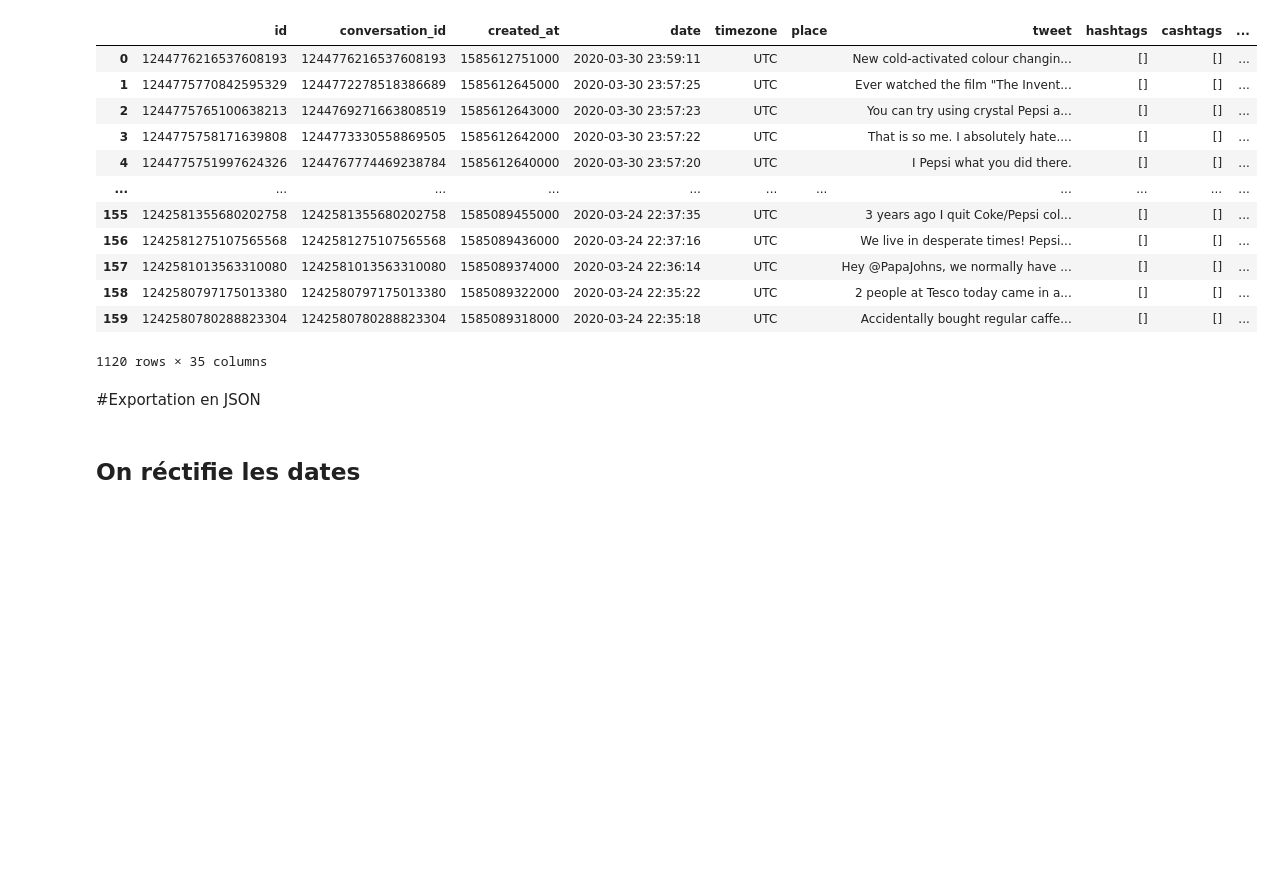
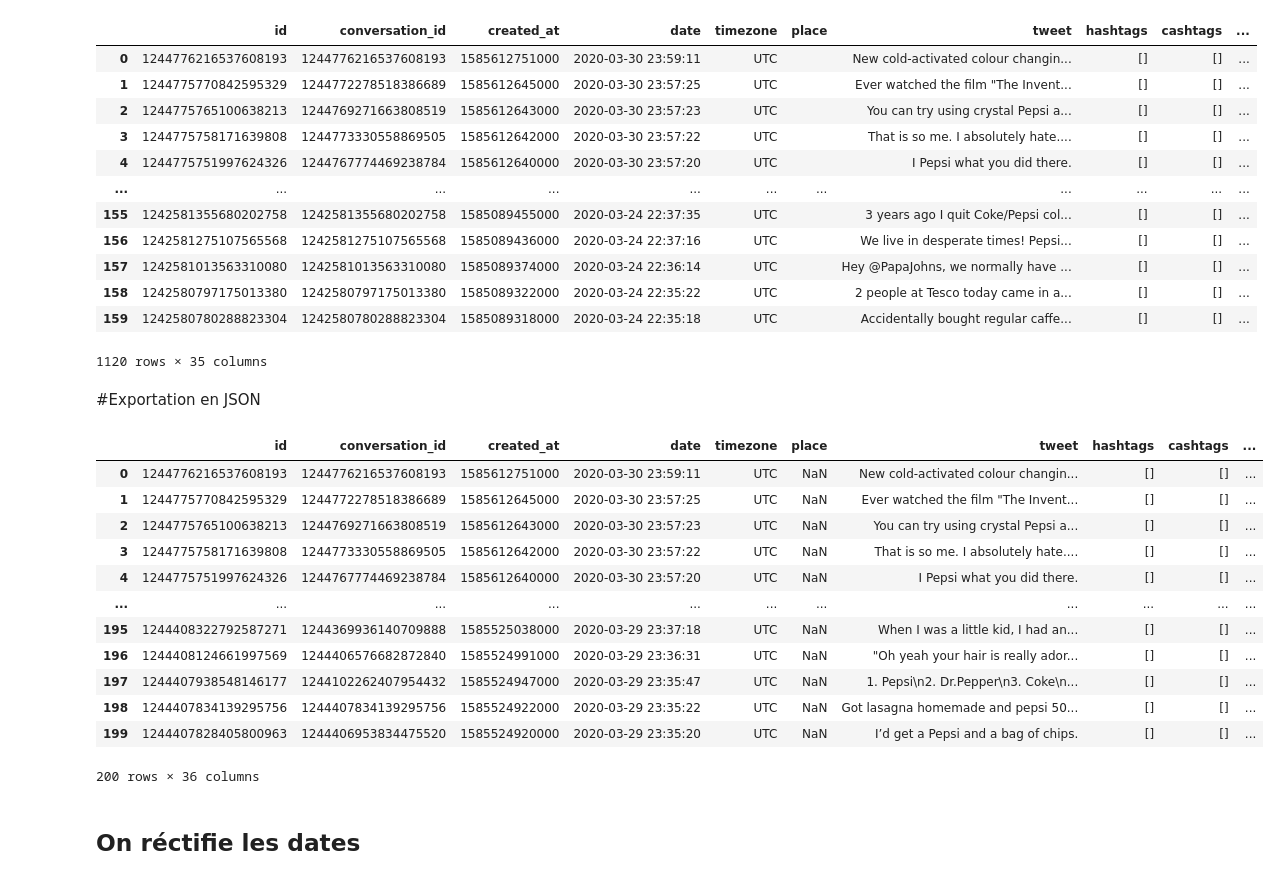
Before and after one commit to GaelleNovales/-Trendr, a Jupyter notebook: Tweetsearchipynb_v2.ipynb, the cells around one changed output. Drawn from its saved outputs; the diff is of its cells as text; code cells hidden in the pictures; blank space fills up the shorter version.

```diff
--- a/Tweetsearchipynb_v2.ipynb
+++ b/Tweetsearchipynb_v2.ipynb
@@ -259,6 +259,25 @@ result.to_csv("./test_final.csv")
 1120 rows × 35 columns
 # %% [markdown]
 #Exportation en JSON
+# %%
+data = pd.read_csv('df_with_sentiment.csv')
+data.drop(['Unnamed: 0', 'Unnamed: 0.1'], axis='columns', inplace=True)
+
+data.head(200)
+# %% [output]
+|  | id | conversation_id | created_at | date | timezone | place | tweet | hashtags | cashtags | ... |
+| 0 | 1244776216537608193 | 1244776216537608193 | 1585612751000 | 2020-03-30 23:59:11 | UTC | NaN | New cold-activated colour changin... | [] | [] | ... |
+| 1 | 1244775770842595329 | 1244772278518386689 | 1585612645000 | 2020-03-30 23:57:25 | UTC | NaN | Ever watched the film "The Invent... | [] | [] | ... |
+| 2 | 1244775765100638213 | 1244769271663808519 | 1585612643000 | 2020-03-30 23:57:23 | UTC | NaN | You can try using crystal Pepsi a... | [] | [] | ... |
+| 3 | 1244775758171639808 | 1244773330558869505 | 1585612642000 | 2020-03-30 23:57:22 | UTC | NaN | That is so me. I absolutely hate.... | [] | [] | ... |
+| 4 | 1244775751997624326 | 1244767774469238784 | 1585612640000 | 2020-03-30 23:57:20 | UTC | NaN | I Pepsi what you did there. | [] | [] | ... |
+| ... | ... | ... | ... | ... | ... | ... | ... | ... | ... | ... |
+| 195 | 1244408322792587271 | 1244369936140709888 | 1585525038000 | 2020-03-29 23:37:18 | UTC | NaN | When I was a little kid, I had an... | [] | [] | ... |
+| 196 | 1244408124661997569 | 1244406576682872840 | 1585524991000 | 2020-03-29 23:36:31 | UTC | NaN | "Oh yeah your hair is really ador... | [] | [] | ... |
+| 197 | 1244407938548146177 | 1244102262407954432 | 1585524947000 | 2020-03-29 23:35:47 | UTC | NaN | 1. Pepsi\n2. Dr.Pepper\n3. Coke\n... | [] | [] | ... |
+| 198 | 1244407834139295756 | 1244407834139295756 | 1585524922000 | 2020-03-29 23:35:22 | UTC | NaN | Got lasagna homemade and pepsi 50... | [] | [] | ... |
+| 199 | 1244407828405800963 | 1244406953834475520 | 1585524920000 | 2020-03-29 23:35:20 | UTC | NaN | I’d get a Pepsi and a bag of chips. | [] | [] | ... |
+200 rows × 36 columns
 # %% [markdown]
 ## On réctifie les dates
 # %%
```
Also changed, not shown: parts of 5 cells of this notebook.
